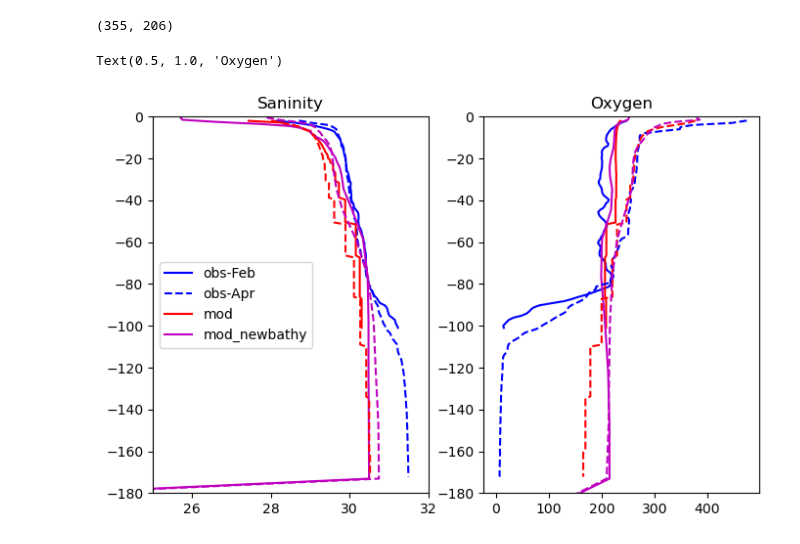
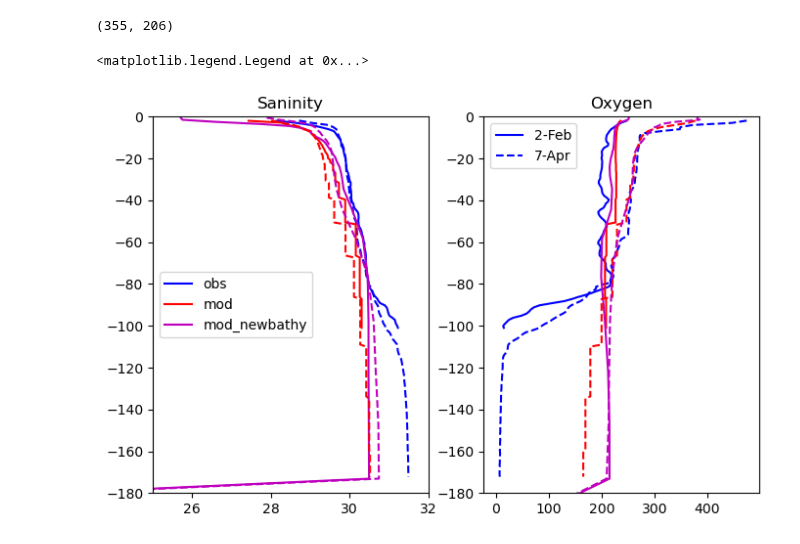
Before and after one commit to SalishSeaCast/analysis-abdoul, a Jupyter notebook: notebooks/bathy/test_results_withNewbathy.ipynb, the cells around one changed output. Cells and saved outputs as stored; diff of their text form; code cells hidden in the pictures.

```diff
--- a/notebooks/bathy/test_results_withNewbathy.ipynb
+++ b/notebooks/bathy/test_results_withNewbathy.ipynb
@@ -34,8 +41,8 @@ print((df_obsFeb.j[486],df_obsFeb.i[486]))
 # %% [output]
 (355, 206)
 # %%
-df_gridFeb = xr.open_dataset('/data/atall/MEOPAR/SalishSeaCast/results/01feb18/SalishSea_1h_20180201_20180228_grid_T_20180202-20180202.nc')
-df_chemFeb = xr.open_dataset('/data/atall/MEOPAR/SalishSeaCast/results/01feb18/SalishSea_1h_20180201_20180228_chem_T_20180202-20180202.nc')
+df_gridFeb = xr.open_dataset('/data/atall/MEOPAR/SalishSeaCast/results/202111b/02feb18/SalishSea_1h_20180202_20180202_grid_T.nc')
+df_chemFeb = xr.open_dataset('/data/atall/MEOPAR/SalishSeaCast/results/202111b/02feb18/SalishSea_1h_20180202_20180202_chem_T.nc')
 sal_Feb = df_gridFeb.vosaline.sel(time_counter='2018-02-02 23:30:00', y=355, x=206)
 oxy_Feb = df_chemFeb.dissolved_oxygen.sel(time_counter='2018-02-02 23:30:00', y=355, x=206)
 # %%
@@ -54,34 +61,34 @@ print((df_obsApr.j[26244],df_obsApr.i[26244]))
 # %% [output]
 (355, 206)
 # %%
-df_gridApr = xr.open_dataset('/data/atall/MEOPAR/SalishSeaCast/results/01apr18/SalishSea_1h_20180401_20180430_grid_T_20180407-20180407.nc')
-df_chemApr = xr.open_dataset('/data/atall/MEOPAR/SalishSeaCast/results/01apr18/SalishSea_1h_20180401_20180430_chem_T_20180407-20180407.nc')
+df_gridApr = xr.open_dataset('/data/atall/MEOPAR/SalishSeaCast/results/202111b/07apr18/SalishSea_1h_20180407_20180407_grid_T.nc')
+df_chemApr = xr.open_dataset('/data/atall/MEOPAR/SalishSeaCast/results/202111b/07apr18/SalishSea_1h_20180407_20180407_chem_T.nc')
 oxy_Apr = df_chemApr.dissolved_oxygen.sel(time_counter='2018-04-07 1:30:00', y=355, x=206)
 sal_Apr = df_gridApr.vosaline.sel(time_counter='2018-04-07 1:30:00', y=355, x=206)
 # %%
 fig, ax = plt.subplots(1, 2, figsize = (8, 5))
 
-ax[0].plot(df_obsFeb.SA,-df_obsFeb.Z,'b',label='obs-Feb')
-ax[0].plot(df_obsApr.SA,-df_obsApr.Z,'b--',label='obs-Apr')
+ax[0].plot(df_obsFeb.SA,-df_obsFeb.Z,'b',label='obs')
+ax[0].plot(df_obsApr.SA,-df_obsApr.Z,'b--')
 ax[0].plot(df_obsFeb.mod_vosaline,-df_obsFeb.Z,'r',label='mod')
 ax[0].plot(sal_Feb,-sal_Feb.deptht,'m',label='mod_newbathy')
 ax[0].set_title('Saninity')
 
 ax[0].plot(df_obsApr.mod_vosaline,-df_obsApr.Z,'r--')
 ax[0].plot(sal_Apr,-sal_Apr.deptht,'m--')
 ax[0].set_ylim([-180, 0])
 ax[0].set_xlim([25, 32])
 ax[0].legend()
 
-ax[1].plot(df_obsFeb.Oxygen_Dissolved,-df_obsFeb.Z,'b',label='obs')
-ax[1].plot(df_obsFeb.mod_dissolved_oxygen,-df_obsFeb.Z,'r',label='mod')
-ax[1].plot(oxy_Feb,-oxy_Feb.deptht,'m',label='mod_newbathy')
-
-ax[1].plot(df_obsApr.Oxygen_Dissolved,-df_obsApr.Z,'b--',label='obs')
-ax[1].plot(df_obsApr.mod_dissolved_oxygen,-df_obsApr.Z,'r--',label='mod')
-ax[1].plot(oxy_Apr,-oxy_Apr.deptht,'m--',label='mod_newbathy')
+ax[1].plot(df_obsFeb.Oxygen_Dissolved,-df_obsFeb.Z,'b',label='2-Feb')
+ax[1].plot(df_obsApr.Oxygen_Dissolved,-df_obsApr.Z,'b--',label='7-Apr')
+ax[1].plot(df_obsFeb.mod_dissolved_oxygen,-df_obsFeb.Z,'r')
+ax[1].plot(oxy_Feb,-oxy_Feb.deptht,'m')
+ax[1].plot(df_obsApr.mod_dissolved_oxygen,-df_obsApr.Z,'r--')
+ax[1].plot(oxy_Apr,-oxy_Apr.deptht,'m--')
 ax[1].set_ylim([-180, 0])
 ax[1].set_title('Oxygen')
+ax[1].legend()
 # %% [output]
-Text(0.5, 1.0, 'Oxygen')
+<matplotlib.legend.Legend at 0x...>
-[figure, old version]
+[figure, new version]
```
Also changed, not shown: parts of 11 cells of this notebook.
